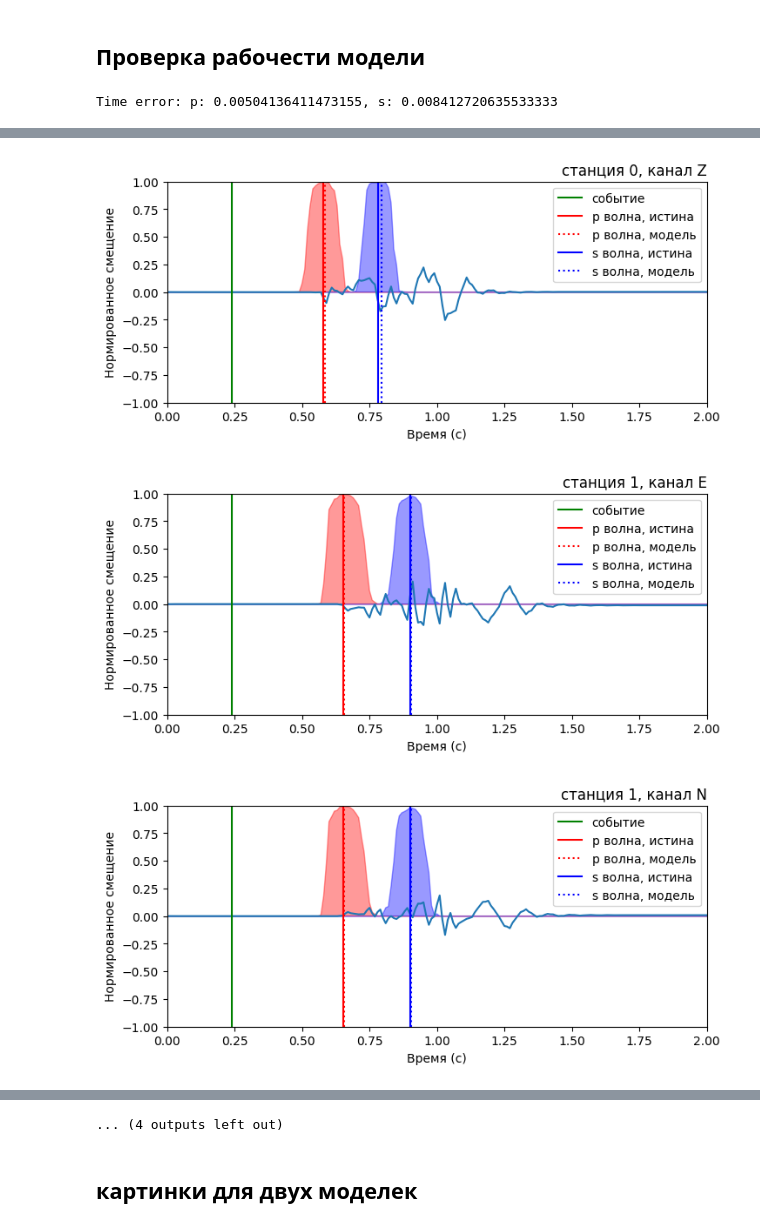
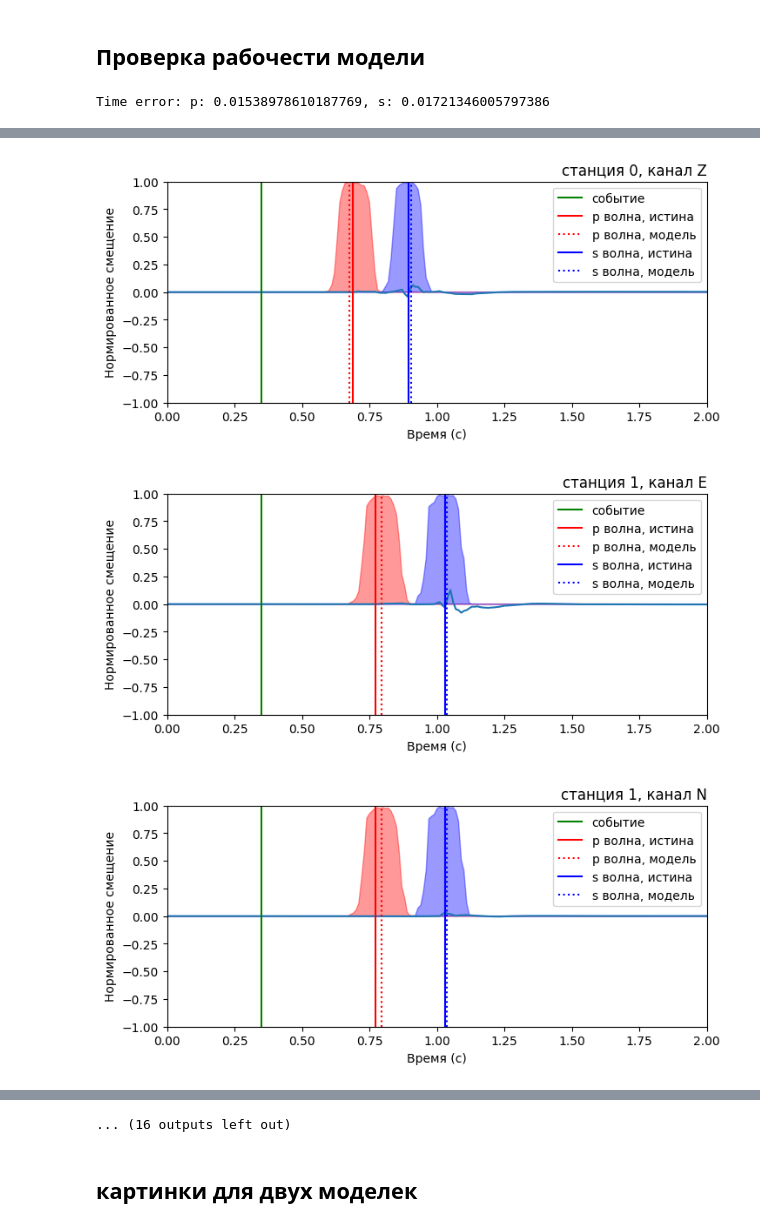
Before and after one commit to mexalon/Synth_wf_proc, a Jupyter notebook: Synth_wf_processing.ipynb, the cells around one changed output, grey strips where cells are left out. Drawn from its saved outputs; the diff is of its cells as text; code cells hidden in the pictures.

```diff
--- a/Synth_wf_processing.ipynb
+++ b/Synth_wf_processing.ipynb
@@ -61,6 +70,7 @@ import glob
 CURR_DIR = os.getcwd()
 train_h5_path = f'{CURR_DIR}/100k_train.hdf5'
 test_h5_path = f'{CURR_DIR}/1k_val.hdf5'
+test_h5_9sta_path = f'{CURR_DIR}/1k_val_9sta.hdf5'
 
 device = 'cuda' if torch.cuda.is_available() else 'cpu'
 print(device)
@@ -982,7 +992,7 @@ net.save(state_name)
 # %%
 %matplotlib inline
 params = BaseConfig()
-net = ArrNetwork(train_h5_path, test_h5_path, params)
+net = ArrNetwork(train_h5_path, test_h5_9sta_path, params)
 pt_path = f'{CURR_DIR}/model_states/no_aug_04_25_2023__13_19_20.pt'
 net.load_weights(pt_path)
 
@@ -996,4 +1006,4 @@ print(f'Time error: p: {p_err}, s: {s_err}')
 
 plot_event(x, y, y_hat.squeeze(0).detach().cpu())
 # %% [output]
-Time error: p: 0.00504136411473155, s: 0.008412720635533333
+Time error: p: 0.01538978610187769, s: 0.01721346005797386
@@ -1002,3 +1012,3 @@ Time error: p: 0.00504136411473155, s: 0.008412720635533333
-[figure, old version]
+[figure, new version]
-[figure, old version]
+[figure, new version]
-[figure, old version]
+[figure, new version]
@@ -1011,4 +1021,4 @@ Time error: p: 0.00504136411473155, s: 0.008412720635533333
-... (4 outputs left out)
+... (16 outputs left out)
 # %% [markdown]
 ## картинки для двух моделек
 # %%
```
Also changed, not shown: parts of 9 cells of this notebook.
